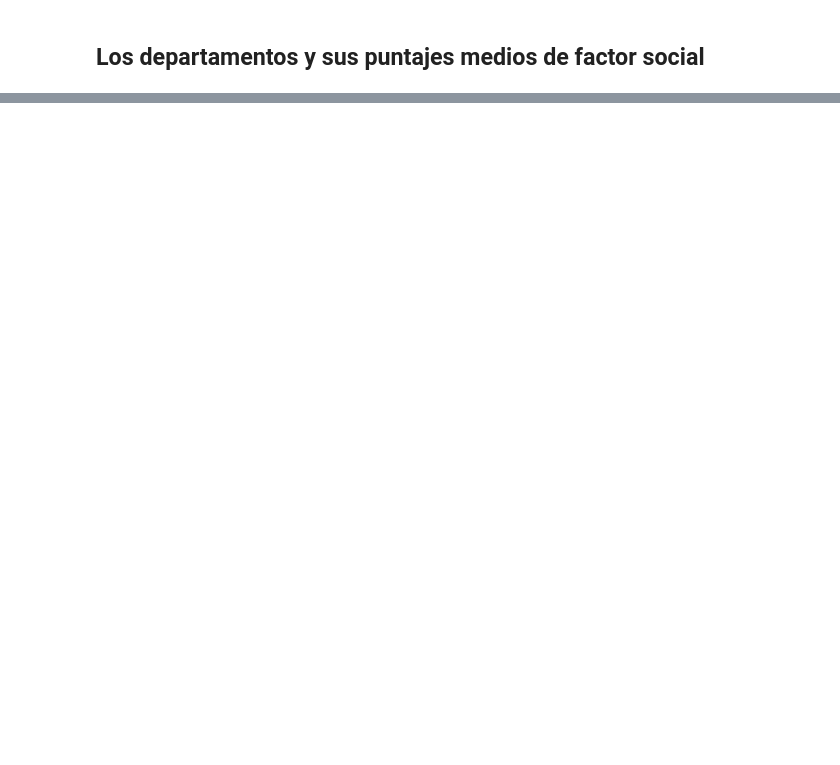
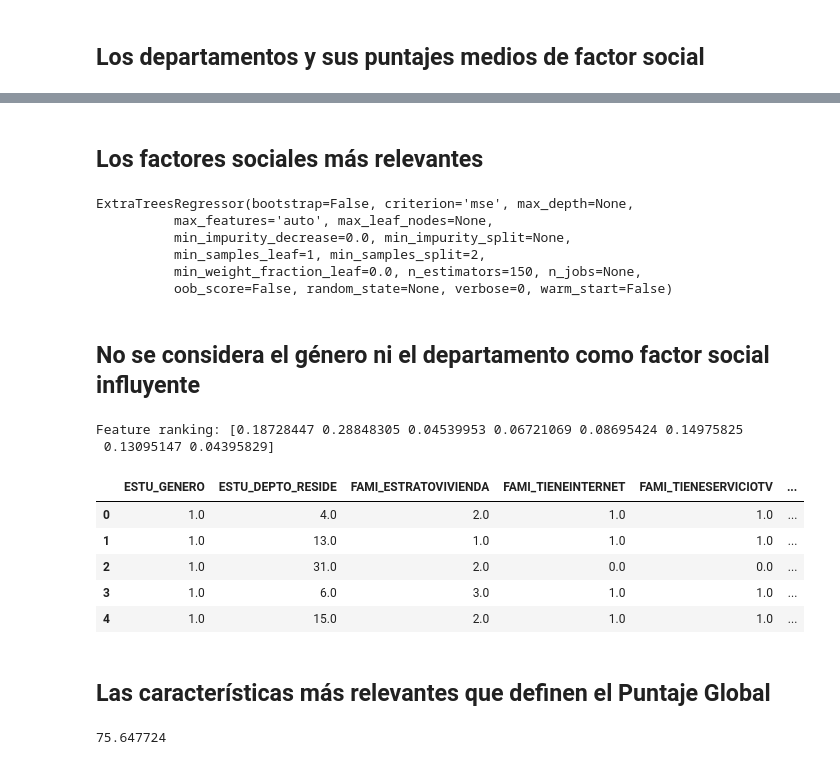
Before and after one commit to juandmantilla/Estudio-de-Factores-Sociales-Icfes, a Jupyter notebook: Analisis de Datos.ipynb, the cells around one changed output, grey strips where cells are left out. Cells and saved outputs as stored; diff of their text form; code cells hidden in the pictures; blank space fills up the shorter version.

Commit message:
Agregado las características más importantes
a

```diff
--- a/Analisis de Datos.ipynb
+++ b/Analisis de Datos.ipynb
@@ -242,0 +269,39 @@ dicFac.loc[dicFac['FACTOR_SOCIAL']>=18]
+# %% [markdown]
+## Los factores sociales  más relevantes
+# %%
+from sklearn.ensemble import ExtraTreesRegressor
+from sklearn.feature_selection import SelectFromModel
+regresor = ExtraTreesRegressor(n_estimators=150)
+regresor.fit(datos.values[:,2:10][:70000], datos.values[:, 10:16][:70000])
+# %% [output]
+ExtraTreesRegressor(bootstrap=False, criterion='mse', max_depth=None,
+          max_features='auto', max_leaf_nodes=None,
+          min_impurity_decrease=0.0, min_impurity_split=None,
+          min_samples_leaf=1, min_samples_split=2,
+          min_weight_fraction_leaf=0.0, n_estimators=150, n_jobs=None,
+          oob_score=False, random_state=None, verbose=0, warm_start=False)
+# %% [markdown]
+## No se considera el género ni el departamento como factor social influyente
+# %%
+relevante = regresor.feature_importances_
+# Print the feature ranking
+print("Feature ranking:", relevante)
+# %% [output]
+Feature ranking: [0.18728447 0.28848305 0.04539953 0.06721069 0.08695424 0.14975825
+ 0.13095147 0.04395829]
+# %%
+datos.head()
+# %% [output]
+|  | ESTU_GENERO | ESTU_DEPTO_RESIDE | FAMI_ESTRATOVIVIENDA | FAMI_TIENEINTERNET | FAMI_TIENESERVICIOTV | ... |
+| 0 | 1.0 | 4.0 | 2.0 | 1.0 | 1.0 | ... |
+| 1 | 1.0 | 13.0 | 1.0 | 1.0 | 1.0 | ... |
+| 2 | 1.0 | 31.0 | 2.0 | 0.0 | 0.0 | ... |
+| 3 | 1.0 | 6.0 | 3.0 | 1.0 | 1.0 | ... |
+| 4 | 1.0 | 15.0 | 2.0 | 1.0 | 1.0 | ... |
+# %% [markdown]
+## Las características más relevantes que definen el Puntaje Global
+# %%
+caracMas = 0.18728447+0.28848305+0.14975825+0.13095147
+print(caracMas*100)
+# %% [output]
+75.647724
```
Also changed, not shown: parts of 49 cells of this notebook, 41 other files.
